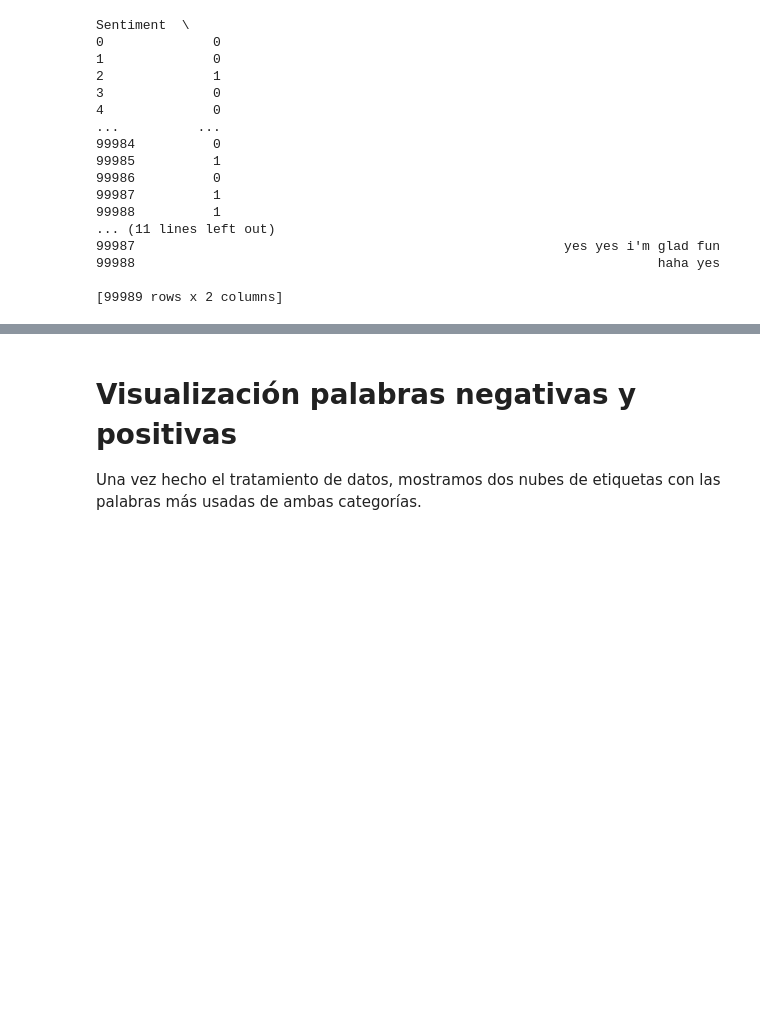
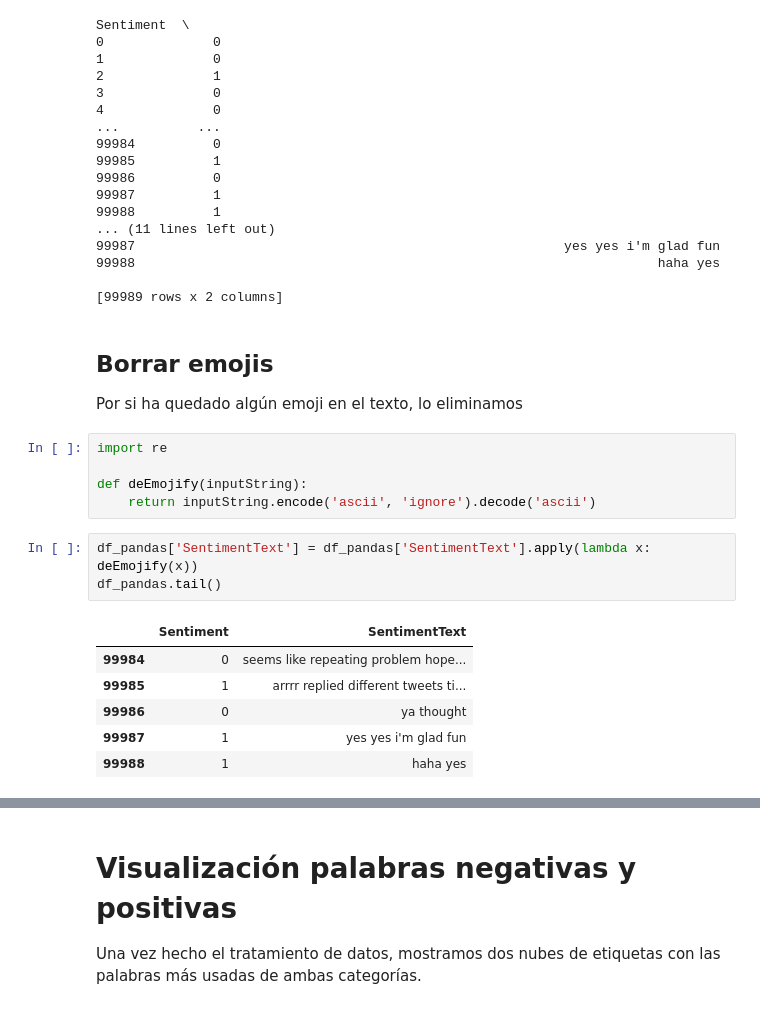
Before and after one commit to Dynam1co/kc_practica_NLP_Searching, a Jupyter notebook: 00_1_AnalisisDataset1.ipynb, the cells around one changed output, grey strips where cells are left out. Saved outputs shown, nothing was run; the diff lists cells and outputs as text; blank space fills up the shorter version.

```diff
--- a/00_1_AnalisisDataset1.ipynb
+++ b/00_1_AnalisisDataset1.ipynb
@@ -205,3 +206,21 @@ Sentiment  \
 99988                                                                   haha yes
 
 [99989 rows x 2 columns]
+# %% [markdown]
+## Borrar emojis
+Por si ha quedado algún emoji en el texto, lo eliminamos
+# %%
+import re
+
+def deEmojify(inputString):
+    return inputString.encode('ascii', 'ignore').decode('ascii')
+# %%
+df_pandas['SentimentText'] = df_pandas['SentimentText'].apply(lambda x: deEmojify(x))
+df_pandas.tail()
+# %% [output]
+|  | Sentiment | SentimentText |
+| 99984 | 0 | seems like repeating problem hope... |
+| 99985 | 1 | arrrr replied different tweets ti... |
+| 99986 | 0 | ya thought |
+| 99987 | 1 | yes yes i'm glad fun |
+| 99988 | 1 | haha yes |
```
Also changed, not shown: parts of 8 cells of this notebook, 3 other files.
